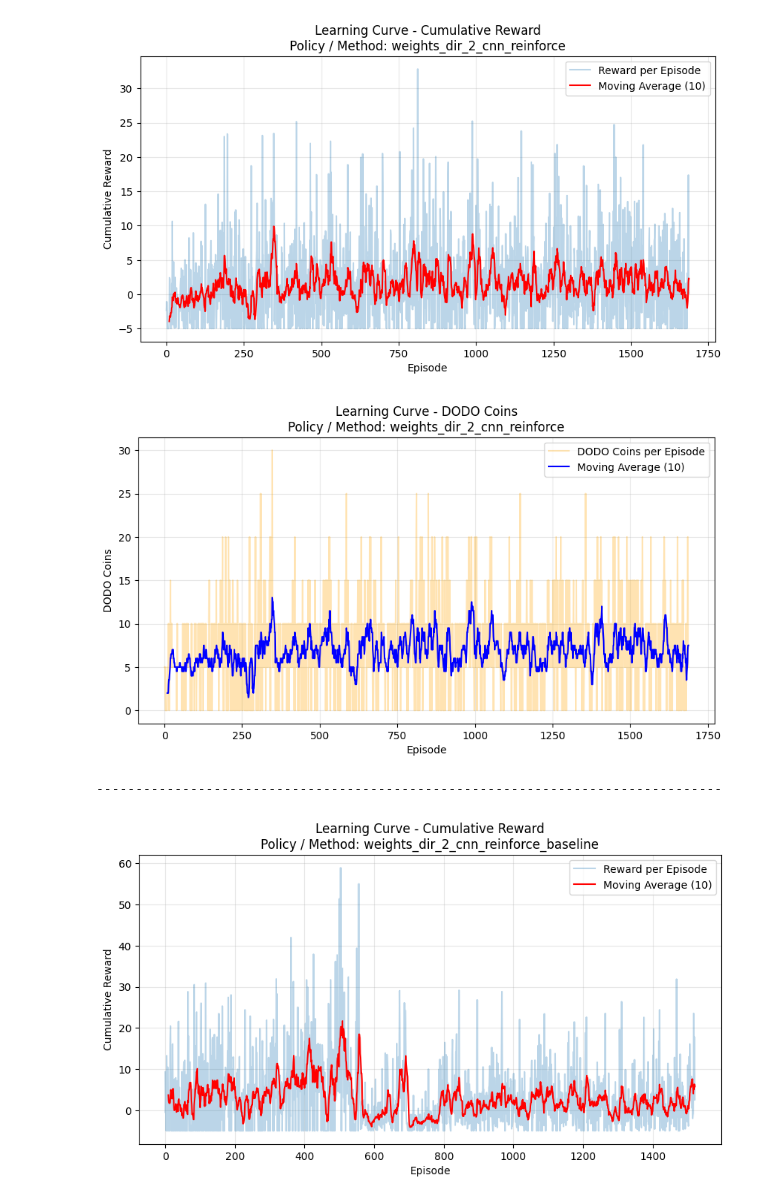
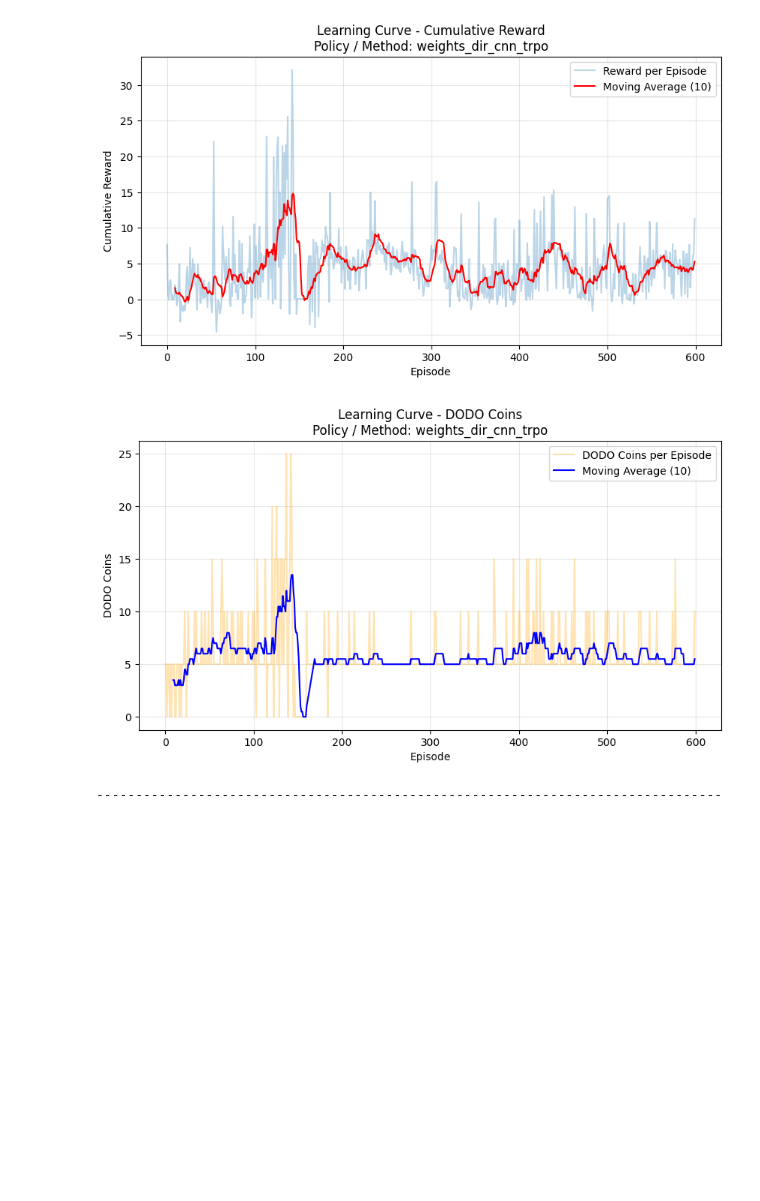
Before and after one commit to RLBigBoys/DODO-game-with-Advanced-policy-optimization, a Jupyter notebook: visualize_training.ipynb, the cells around one changed output. Saved outputs shown, nothing was run; the diff lists cells and outputs as text; code cells hidden in the pictures; blank space fills up the shorter version.

```diff
--- a/visualize_training.ipynb
+++ b/visualize_training.ipynb
@@ -12,9 +12,9 @@ def moving_average(a, n=10):
     return ret[n - 1:] / n
 # %%
 json_paths = [
-    "weights_dir_2_cnn_reinforce/learning_data.json",
-    "weights_dir_2_cnn_reinforce_baseline/learning_data.json",
-    # "weights_dir_cnn_trpo/learning_data.json",
+    # "weights_dir_2_cnn_reinforce/learning_data.json",
+    # "weights_dir_2_cnn_reinforce_baseline/learning_data.json",
+    "weights_dir_cnn_trpo/learning_data.json",
 ]
 # %%
 for path in json_paths:
@@ -25,41 +25,40 @@ for path in json_paths:
         with open(path, 'r', encoding='utf-8') as f:
             data = json.load(f)
 
-        episode_rewards = data.get("rewards", [])
-        episode_coins = data.get("coins", [])
+        episode_rewards = data.get("rewards", [])[:600]
+        episode_coins = data.get("coins", [])[:600]
 
         parent_dir = os.path.basename(os.path.dirname(path))
         title_suffix = f"\nPolicy / Method: {parent_dir}"
 
         if len(episode_rewards) > 0:
             plt.figure(figsize=(10, 5))
             plt.plot(episode_rewards, label="Reward per Episode", alpha=0.3)
             if len(episode_rewards) >= 10:
                 ma_rewards = moving_average(episode_rewards, n=10)
                 plt.plot(range(9, len(episode_rewards)), ma_rewards, label="Moving Average (10)", color='red')
             plt.xlabel("Episode")
             plt.ylabel("Cumulative Reward")
             plt.title(f"Learning Curve - Cumulative Reward{title_suffix}")
             plt.grid(True, alpha=0.3)
             plt.legend()
             plt.show()
 
         if len(episode_coins) > 0:
             plt.figure(figsize=(10, 5))
             plt.plot(episode_coins, label="DODO Coins per Episode", alpha=0.3, color='orange')
             if len(episode_coins) >= 10:
                 ma_coins = moving_average(episode_coins, n=10)
                 plt.plot(range(9, len(episode_coins)), ma_coins, label="Moving Average (10)", color='blue')
             plt.xlabel("Episode")
             plt.ylabel("DODO Coins")
             plt.title(f"Learning Curve - DODO Coins{title_suffix}")
             plt.grid(True, alpha=0.3)
             plt.legend()
             plt.show()
 
         print("-" * 80)
 # %% [output]
-[figure, old version]
+[figure, new version]
-[figure, old version]
+[figure, new version]
 --------------------------------------------------------------------------------
-[figure, removed]
```
Also changed, not shown: parts of 1 cell of this notebook, 16 other files.
